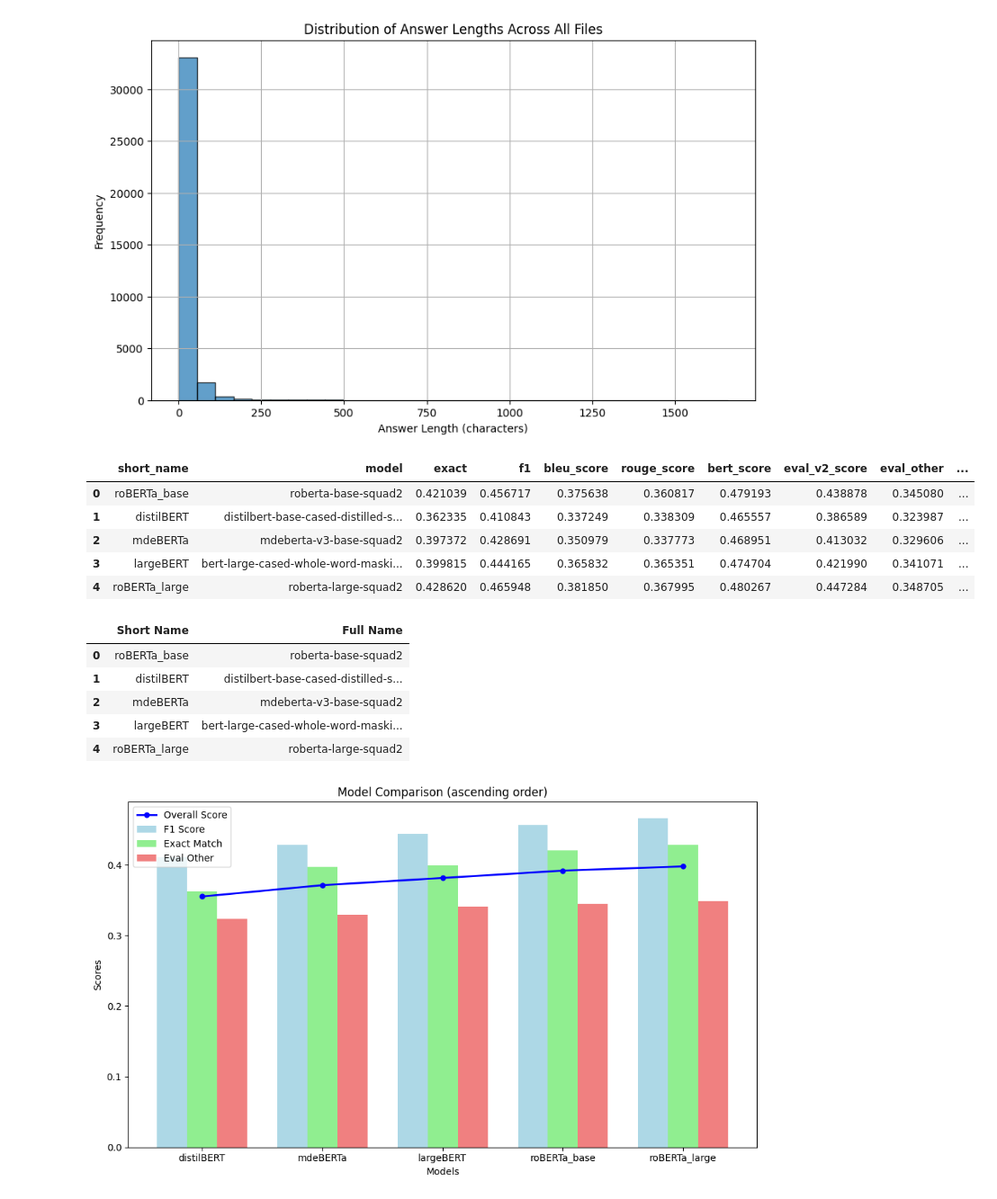
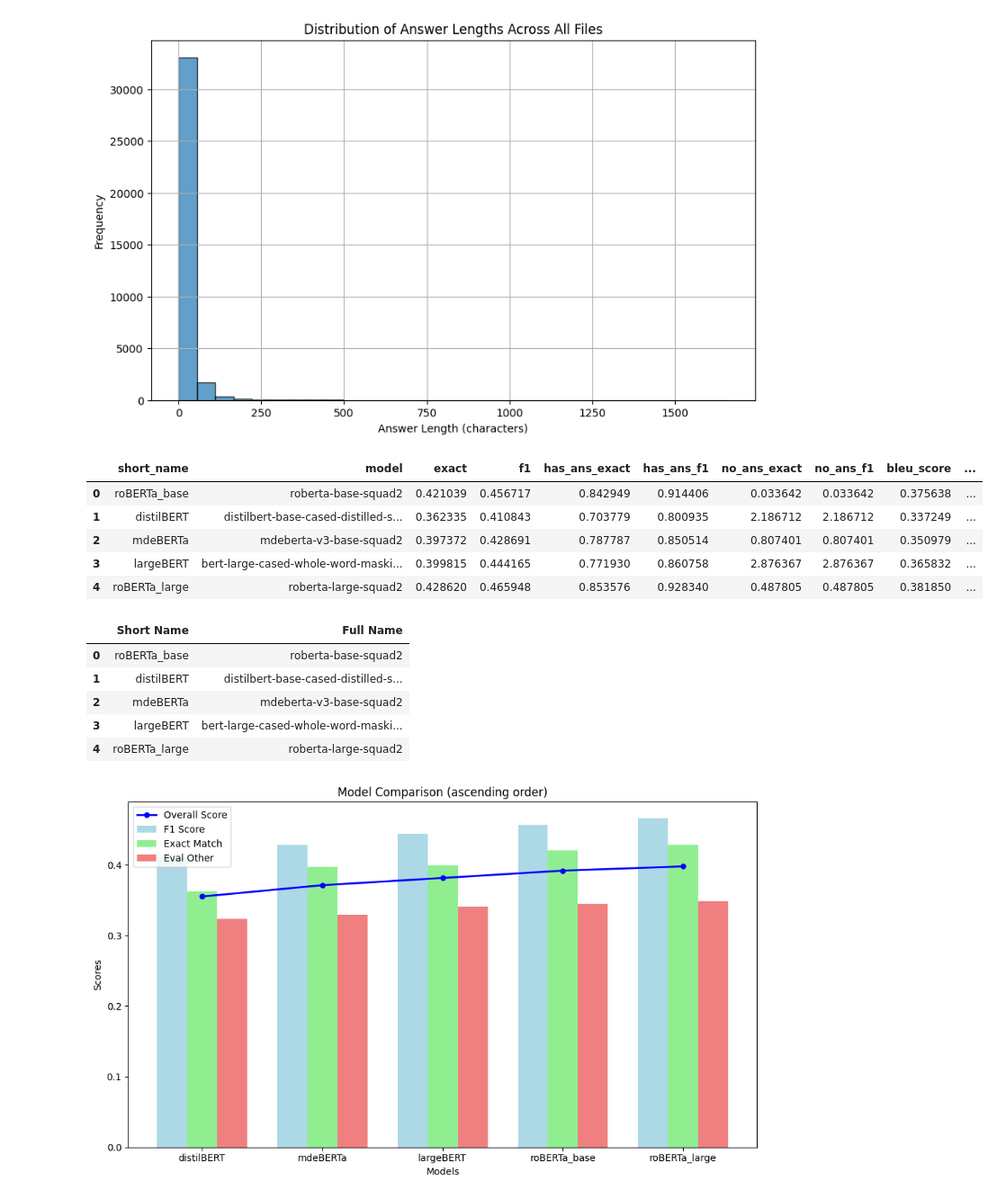
Before and after one commit to aminbensaad/eon-llm, a Jupyter notebook: llm/level-0.ipynb, the cells around one changed output. Shown at 90% size. Drawn from its saved outputs; the diff is of its cells as text; code cells hidden in the pictures.

```diff
--- a/llm/level-0.ipynb
+++ b/llm/level-0.ipynb
@@ -338,43 +338,43 @@ bar_width = 0.2
 index = np.arange(len(df_sorted))
 
 # Bar chart for Overall F1 Score, Overall Exact Match, HasAns F1 Score, and HasAns Exact Match with subtle colors
-plt.bar(index, df_sorted['f1'], bar_width, label='Overall F1 Score', color='lightblue')
-plt.bar(index + bar_width, df_sorted['exact'], bar_width, label='Overall Exact Match', color='lightgreen')
-plt.bar(index + 2 * bar_width, df_sorted['has_ans_f1'], bar_width, label='HasAns F1 Score', color='lightcoral')
-plt.bar(index + 3 * bar_width, df_sorted['has_ans_exact'], bar_width, label='HasAns Exact Match', color='lightyellow')
+plt.bar(index, df_sorted['f1'], bar_width, label='Overall F1 Score', color='blue')
+plt.bar(index + bar_width, df_sorted['exact'], bar_width, label='Overall Exact Match', color='lightblue')
+plt.bar(index + 2 * bar_width, df_sorted['has_ans_f1'], bar_width, label='HasAns F1 Score', color='green')
+plt.bar(index + 3 * bar_width, df_sorted['has_ans_exact'], bar_width, label='HasAns Exact Match', color='lightgreen')
 
 plt.xlabel('Models')
 plt.ylabel('Scores')
 plt.title('Comparison of Overall and HasAns Scores (F1 and Exact Match)')
 plt.xticks(index + 1.5 * bar_width, [manual_model_name_map.get(name, name) for name in df_sorted['short_name']], rotation=0)
 plt.legend()
 
 plt.tight_layout()
 plt.show()
 
 # ============================================================================================
 # Visualisation 5: Heat map to compare overall exact and f1 with HasAns exact and f1
 plt.figure(figsize=(14, 8))
 
 # Select and rename the columns for the heatmap
 heat_data_comparison = df_sorted[['short_name', 'f1', 'exact', 'has_ans_f1', 'has_ans_exact']].set_index('short_name')
 heat_data_comparison.columns = ['Overall F1', 'Overall Exact', 'HasAns F1', 'HasAns Exact']
 
 # Update index labels with manual model name map
 heat_data_comparison.index = [manual_model_name_map.get(name, name) for name in heat_data_comparison.index]
 
 # Create the heatmap
 sns.heatmap(heat_data_comparison, annot=True, cmap='Blues')
 
 plt.title('Comparison of Overall and HasAns Scores (F1 and Exact Match) Heatmap')
 plt.show()
 # %% [output]
-|  | short_name | model | exact | f1 | bleu_score | rouge_score | bert_score | eval_v2_score | eval_other | ... |
-| 0 | roBERTa_base | roberta-base-squad2 | 0.421039 | 0.456717 | 0.375638 | 0.360817 | 0.479193 | 0.438878 | 0.345080 | ... |
-| 1 | distilBERT | distilbert-base-cased-distilled-s... | 0.362335 | 0.410843 | 0.337249 | 0.338309 | 0.465557 | 0.386589 | 0.323987 | ... |
-| 2 | mdeBERTa | mdeberta-v3-base-squad2 | 0.397372 | 0.428691 | 0.350979 | 0.337773 | 0.468951 | 0.413032 | 0.329606 | ... |
-| 3 | largeBERT | bert-large-cased-whole-word-maski... | 0.399815 | 0.444165 | 0.365832 | 0.365351 | 0.474704 | 0.421990 | 0.341071 | ... |
-| 4 | roBERTa_large | roberta-large-squad2 | 0.428620 | 0.465948 | 0.381850 | 0.367995 | 0.480267 | 0.447284 | 0.348705 | ... |
+|  | short_name | model | exact | f1 | has_ans_exact | has_ans_f1 | no_ans_exact | no_ans_f1 | bleu_score | ... |
+| 0 | roBERTa_base | roberta-base-squad2 | 0.421039 | 0.456717 | 0.842949 | 0.914406 | 0.033642 | 0.033642 | 0.375638 | ... |
+| 1 | distilBERT | distilbert-base-cased-distilled-s... | 0.362335 | 0.410843 | 0.703779 | 0.800935 | 2.186712 | 2.186712 | 0.337249 | ... |
+| 2 | mdeBERTa | mdeberta-v3-base-squad2 | 0.397372 | 0.428691 | 0.787787 | 0.850514 | 0.807401 | 0.807401 | 0.350979 | ... |
+| 3 | largeBERT | bert-large-cased-whole-word-maski... | 0.399815 | 0.444165 | 0.771930 | 0.860758 | 2.876367 | 2.876367 | 0.365832 | ... |
+| 4 | roBERTa_large | roberta-large-squad2 | 0.428620 | 0.465948 | 0.853576 | 0.928340 | 0.487805 | 0.487805 | 0.381850 | ... |
 |  | Short Name | Full Name |
 | 0 | roBERTa_base | roberta-base-squad2 |
 | 1 | distilBERT | distilbert-base-cased-distilled-s... |
```
Also changed, not shown: parts of 1 cell of this notebook.
